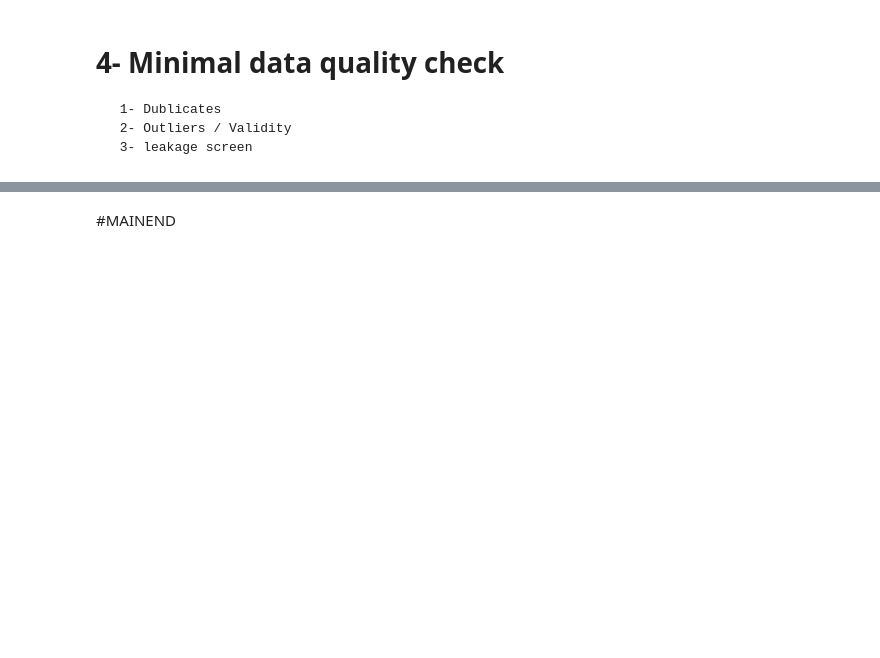
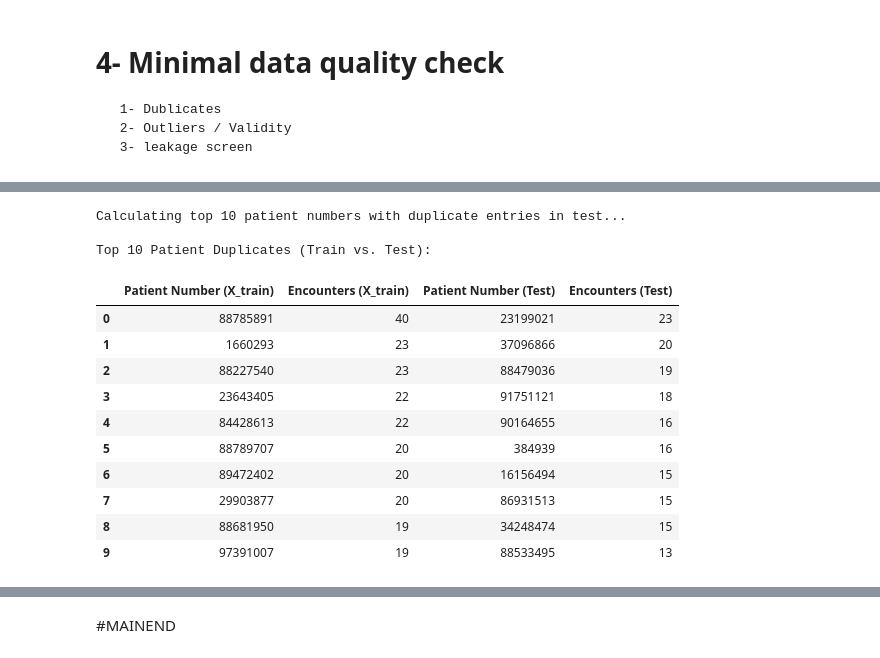
Before and after one commit to joezein71/AIHC-5010-Winter-2026, a Jupyter notebook: 20260122_Assignment1_Colab_Workflow_Zein.ipynb, the cells around one changed output, grey strips where cells are left out. Saved outputs shown, nothing was run; the diff lists cells and outputs as text; code cells hidden in the pictures; blank space fills up the shorter version.

```diff
--- a/20260122_Assignment1_Colab_Workflow_Zein.ipynb
+++ b/20260122_Assignment1_Colab_Workflow_Zein.ipynb
@@ -467 +764,35 @@ for col in variables_to_analyze:
+# %%
+print("Calculating top 10 patient numbers with duplicate entries in test...")
+
+# Count occurrences of each patient_nbr in test
+patient_counts_test = test['patient_nbr'].value_counts()
+
+# Filter for patient_nbrs with more than one entry (duplicates)
+duplicate_patients_test = patient_counts_test[patient_counts_test > 1]
+
+# Prepare DataFrame for test
+if not duplicate_patients_test.empty:
+    top_10_duplicate_patients_test = duplicate_patients_test.head(10)
+    df_test_duplicates = pd.DataFrame({'Patient Number (Test)': top_10_duplicate_patients_test.index, 'Encounters (Test)': top_10_duplicate_patients_test.values})
+else:
+    df_test_duplicates = pd.DataFrame(columns=['Patient Number (Test)', 'Encounters (Test)'])
+
+# Now combine and display both DataFrames side by side
+print("\nTop 10 Patient Duplicates (Train vs. Test):")
+display(pd.concat([df_xtrain_duplicates, df_test_duplicates], axis=1))
+# %% [output]
+Calculating top 10 patient numbers with duplicate entries in test...
+
+Top 10 Patient Duplicates (Train vs. Test):
+|  | Patient Number (X_train) | Encounters (X_train) | Patient Number (Test) | Encounters (Test) |
+| 0 | 88785891 | 40 | 23199021 | 23 |
+| 1 | 1660293 | 23 | 37096866 | 20 |
+| 2 | 88227540 | 23 | 88479036 | 19 |
+| 3 | 23643405 | 22 | 91751121 | 18 |
+| 4 | 84428613 | 22 | 90164655 | 16 |
+| 5 | 88789707 | 20 | 384939 | 16 |
+| 6 | 89472402 | 20 | 16156494 | 15 |
+| 7 | 29903877 | 20 | 86931513 | 15 |
+| 8 | 88681950 | 19 | 34248474 | 15 |
+| 9 | 97391007 | 19 | 88533495 | 13 |
 # %% [markdown]
```
Also changed, not shown: parts of 39 cells of this notebook.
